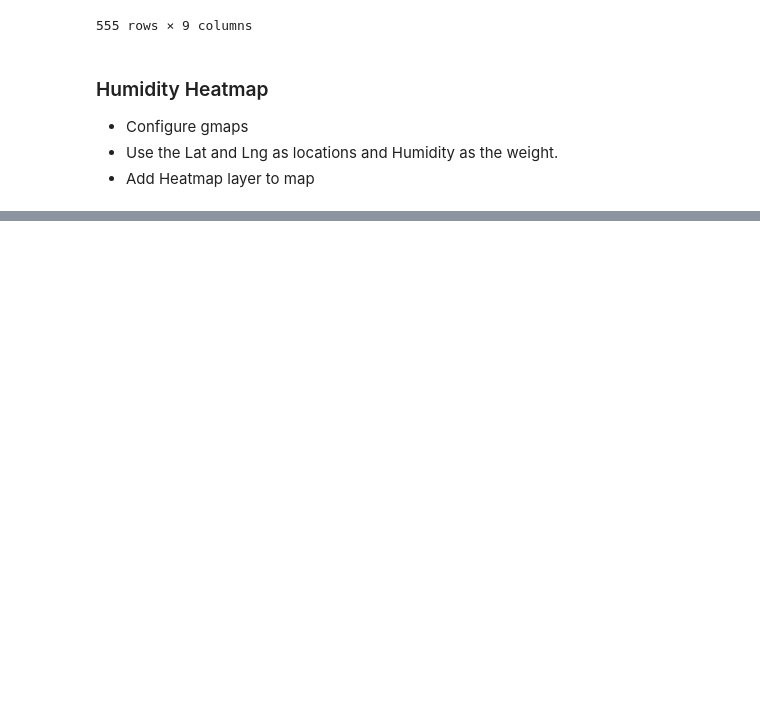
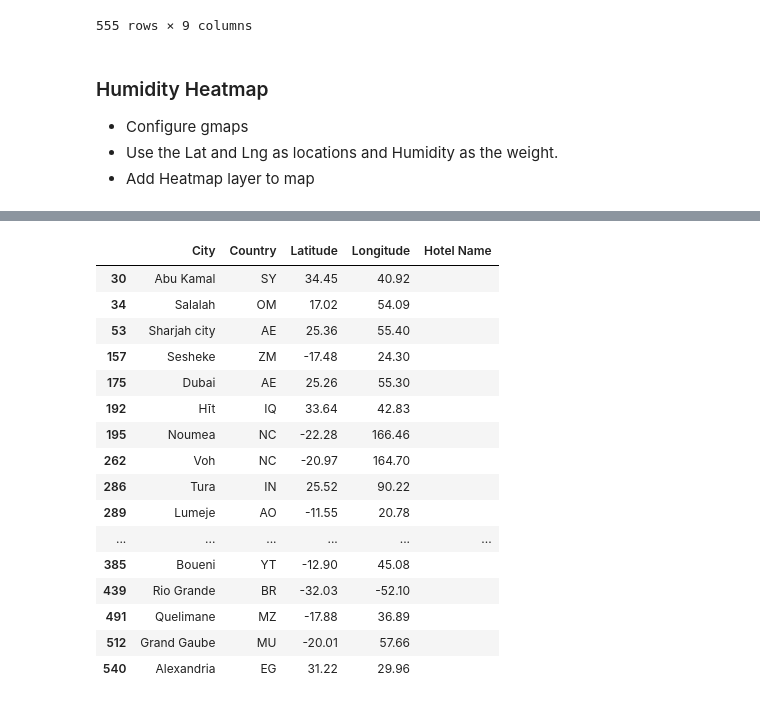
Before and after one commit to kcomalley14/python-api-challenge, a Jupyter notebook: Weatherpy/VacationPy.ipynb, the cells around one changed output, grey strips where cells are left out. Saved outputs shown, nothing was run; the diff lists cells and outputs as text; code cells hidden in the pictures; blank space fills up the shorter version.

Commit message:
hotel df and map layer added

```diff
--- a/Weatherpy/VacationPy.ipynb
+++ b/Weatherpy/VacationPy.ipynb
@@ -77,3 +77,31 @@ weather_criteria_df
 | 491 | Quelimane | MZ | 0 | 1603059846 | 71.60 | -17.88 | 36.89 | 88 | 4.70 |
 | 512 | Grand Gaube | MU | 0 | 1603059874 | 73.00 | -20.01 | 57.66 | 74 | 3.00 |
 | 540 | Alexandria | EG | 0 | 1603059910 | 73.40 | 31.22 | 29.96 | 88 | 3.36 |
+# %%
+# Hotel dataframe
+# Create a hotel_df
+hotel_df = weather_criteria_df.loc[:,["City","Country", "Latitude", "Longitude"]]
+
+# Add a "Hotel Name" column to the DataFrame.
+hotel_df["Hotel Name"] = ""
+
+# Display the result
+hotel_df
+# %% [output]
+|  | City | Country | Latitude | Longitude | Hotel Name |
+| 30 | Abu Kamal | SY | 34.45 | 40.92 |  |
+| 34 | Salalah | OM | 17.02 | 54.09 |  |
+| 53 | Sharjah city | AE | 25.36 | 55.40 |  |
+| 157 | Sesheke | ZM | -17.48 | 24.30 |  |
+| 175 | Dubai | AE | 25.26 | 55.30 |  |
+| 192 | Hīt | IQ | 33.64 | 42.83 |  |
+| 195 | Noumea | NC | -22.28 | 166.46 |  |
+| 262 | Voh | NC | -20.97 | 164.70 |  |
+| 286 | Tura | IN | 25.52 | 90.22 |  |
+| 289 | Lumeje | AO | -11.55 | 20.78 |  |
+| ... | ... | ... | ... | ... | ... |
+| 385 | Boueni | YT | -12.90 | 45.08 |  |
+| 439 | Rio Grande | BR | -32.03 | -52.10 |  |
+| 491 | Quelimane | MZ | -17.88 | 36.89 |  |
+| 512 | Grand Gaube | MU | -20.01 | 57.66 |  |
+| 540 | Alexandria | EG | 31.22 | 29.96 |  |
```
Also changed, not shown: parts of 6 cells of this notebook.
